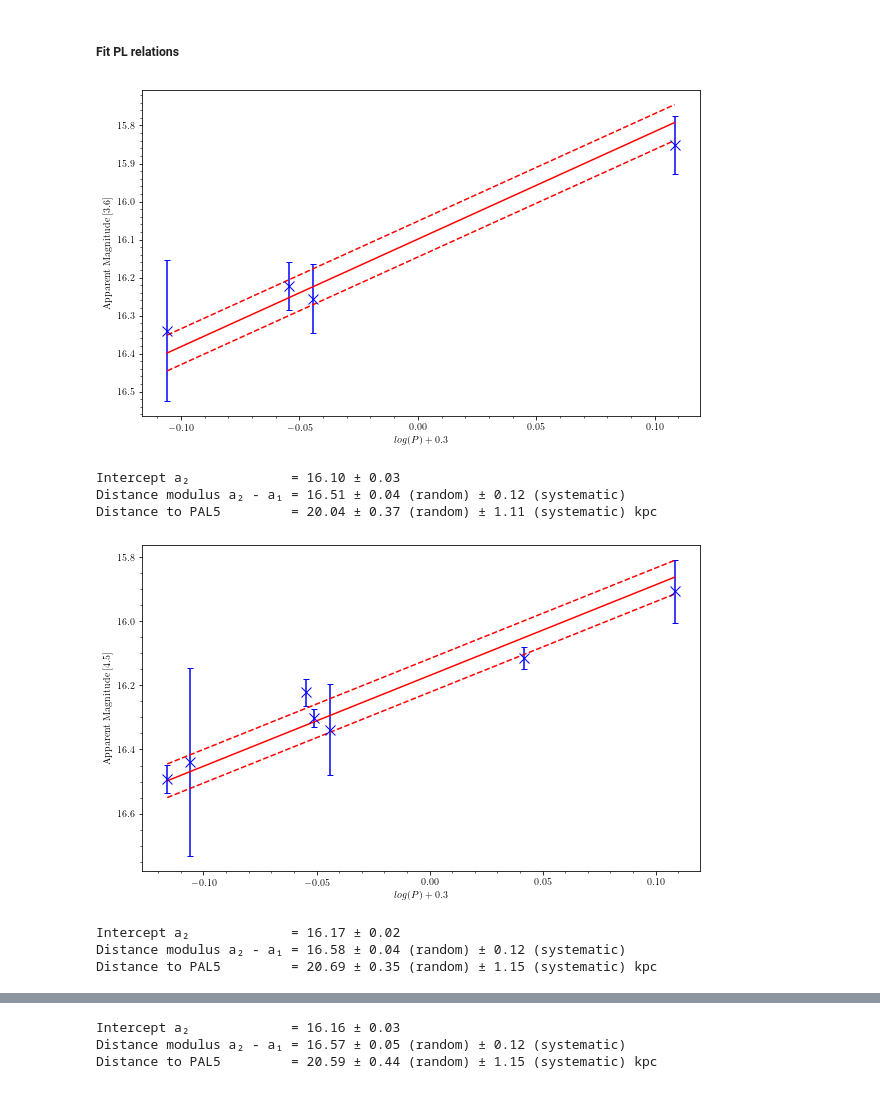
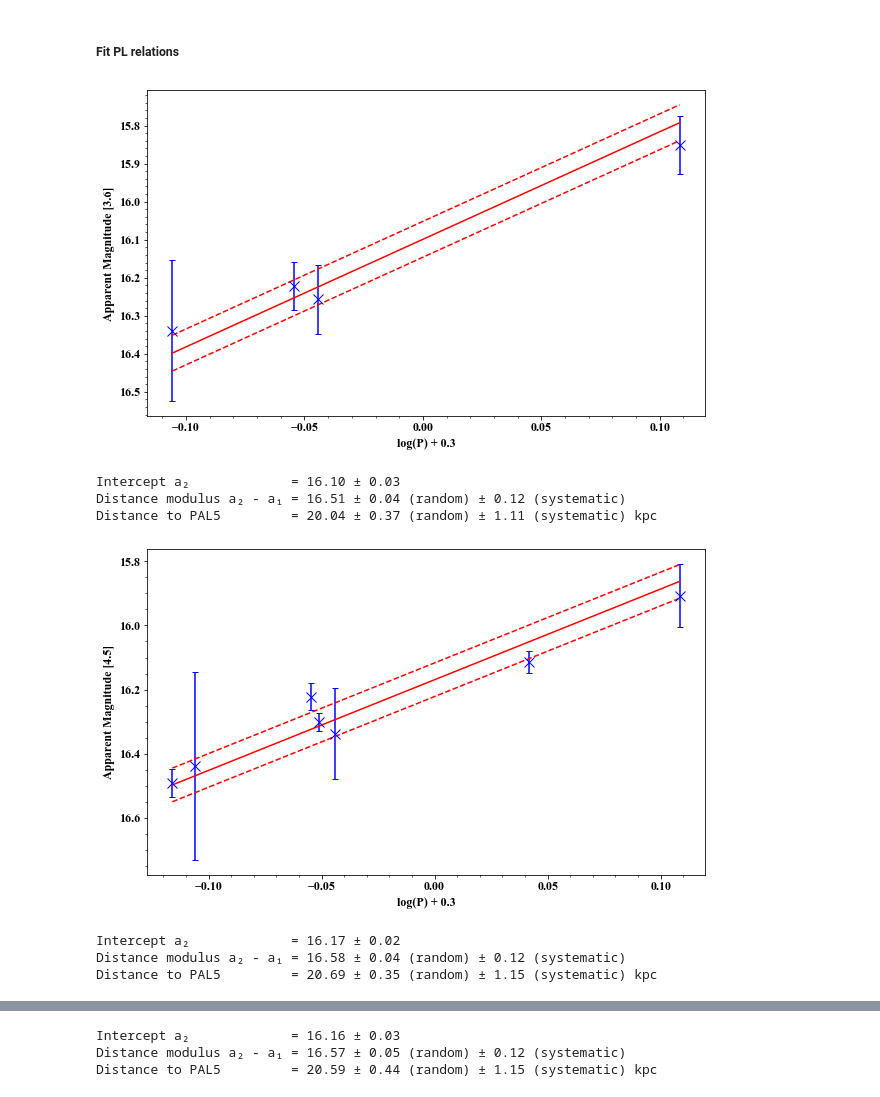
Before and after one commit to ltb24/Luke_RRLs_project, a Jupyter notebook: photometry_intro/PAL5_distance_version_2.ipynb, the cells around one changed output, grey strips where cells are left out. Drawn from its saved outputs; the diff is of its cells as text; code cells hidden in the pictures.

```diff
--- a/photometry_intro/PAL5_distance_version_2.ipynb
+++ b/photometry_intro/PAL5_distance_version_2.ipynb
@@ -57,9 +57,9 @@ from astroquery.irsa_dust import IrsaDust
 from matplotlib import rc
 from matplotlib.colors import LogNorm
 
-plt.rcParams.update({'font.size': 18})
-rc('text', usetex=True)
-rc('font', **{'family': 'serif', 'serif': ['Computer Modern']})
+plt.rcParams.update({'font.size': 12})
+rc('text', usetex=False)
+rc('font', **{'family': 'serif', 'serif': ['Times New Roman']})
 # %% [markdown]
 ##### Function list
 # %%
@@ -1593,7 +1593,7 @@ std_dev1 = np.sqrt(std_dev1 / len(av_mag1))
 fig = plt.figure(figsize = (10, 6))
 ax = fig.add_subplot(1,1,1)
 ax.errorbar(period1, av_mag1, xerr = None, yerr = av_unc1, marker = 'x', color = 'blue', markersize = 10, capsize = 3, linestyle = 'None')
-ax.set_xlabel(r'${log(P) + 0.3}$')
+ax.set_xlabel('log(P) + 0.3')
 ax.set_ylabel('Apparent Magnitude [3.6]')
 x = np.linspace(min(period1), max(period1), 100)
 y = np.linspace(min(period1), max(period1), 100)
@@ -1653,7 +1653,7 @@ std_dev2 = np.sqrt(std_dev2 / len(av_mag2))
 fig = plt.figure(figsize = (10, 6))
 ax = fig.add_subplot(1,1,1)
 ax.errorbar(period2, av_mag2, xerr = None, yerr = av_unc2, marker = 'x', color = 'blue', markersize = 10, capsize = 3, linestyle = 'None')
-ax.set_xlabel(r'${log(P) + 0.3}$')
+ax.set_xlabel('log(P) + 0.3')
 ax.set_ylabel('Apparent Magnitude [4.5]')
 x = np.linspace(min(period2), max(period2), 100)
 y = np.linspace(min(period2), max(period2), 100)
@@ -1728,7 +1728,7 @@ std_dev3 = np.sqrt(std_dev3 / len(av_mag3))
 fig = plt.figure(figsize = (10, 6))
 ax = fig.add_subplot(1,1,1)
 ax.errorbar(period3, av_mag3, xerr = None, yerr = av_unc3, marker = 'x', color = 'blue', markersize = 10, capsize = 3, linestyle = 'None')
-ax.set_xlabel(r'${log(P) + 0.3}$')
+ax.set_xlabel('log(P) + 0.3')
 ax.set_ylabel('Apparent Magnitude [4.5]')
 x = np.linspace(min(period3), max(period3), 100)
 y = np.linspace(min(period3), max(period3), 100)
@@ -1740,38 +1740,38 @@ plt.minorticks_on()
 #plt.grid(b = True, which = 'major', lw = .5, alpha = .2, color = 'black')
 #plt.grid(b = True, which = 'minor', lw = .5, alpha = .2, color = 'black')
 plt.gca().invert_yaxis()
 savename = 'pl_relations/pl_relation_'+str(cluster)+'_'+str(channel)+'ch1_combined_ch2'
 plt.savefig(savename)
 plt.show()
 plt.close()
 
 modulus = a2 - a1
 
 d = distance(a1, a2) / 1000
 
 ## UNCERTAINTY CALCULATIONS ##
 
 ## RANDOM UNCERTAINTY IN DISTANCE MODULUS: u ##
 
 sigma_u = np.sqrt(a1_unc**2 + a2_unc**2)
 # PROPAGATE THROUGH TO DISTANCE: d
 sigma_d = d * (np.log(10) * sigma_u / 5)
 
 ## SYSTEMATIC UNCERTAINTY IN DISTANCE MODULUS (FROM PL FIT): u ##
 
 sigma_u_sys = np.sqrt(a1_unc**2 + (0.3 * b_unc)**2)
 # PROPAGATE THROUGH TO DISTANCE: d
 sigma_d_sys = d * (np.log(10) * sigma_u_sys / 5)
 
 print('Intercept a\N{SUBSCRIPT TWO}             = {0:.2f} ± {1:.2f}'.format(a2, a2_unc))
 print('Distance modulus a\N{SUBSCRIPT TWO} - a\N{SUBSCRIPT ONE} = {0:.2f} ± {1:.2f} (random) ± {2:.2f} (systematic)'.format(modulus, sigma_u, sigma_u_sys))
 print('Distance to {0}         = {1:.4g} ± {2:.2f} (random) ± {3:.2f} (systematic) kpc'.format(cluster, d, sigma_d, sigma_d_sys))
 # %% [output]
-[figure, old version]
+[figure, new version]
 Intercept a₂             = 16.10 ± 0.03
 Distance modulus a₂ - a₁ = 16.51 ± 0.04 (random) ± 0.12 (systematic)
 Distance to PAL5         = 20.04 ± 0.37 (random) ± 1.11 (systematic) kpc
-[figure, old version]
+[figure, new version]
 Intercept a₂             = 16.17 ± 0.02
 Distance modulus a₂ - a₁ = 16.58 ± 0.04 (random) ± 0.12 (systematic)
 Distance to PAL5         = 20.69 ± 0.35 (random) ± 1.15 (systematic) kpc
```
Also changed, not shown: parts of 1 cell of this notebook, 9 other files.
